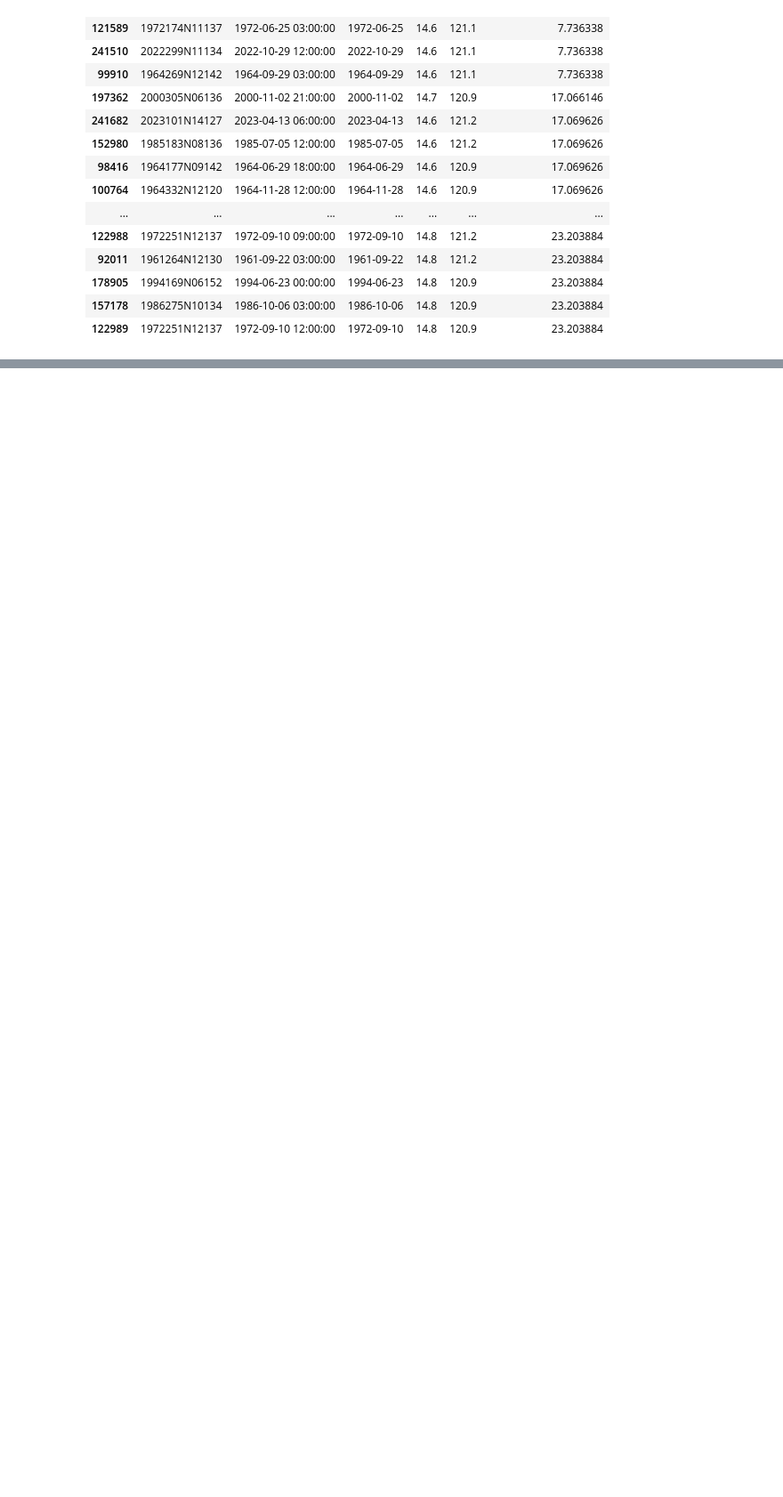
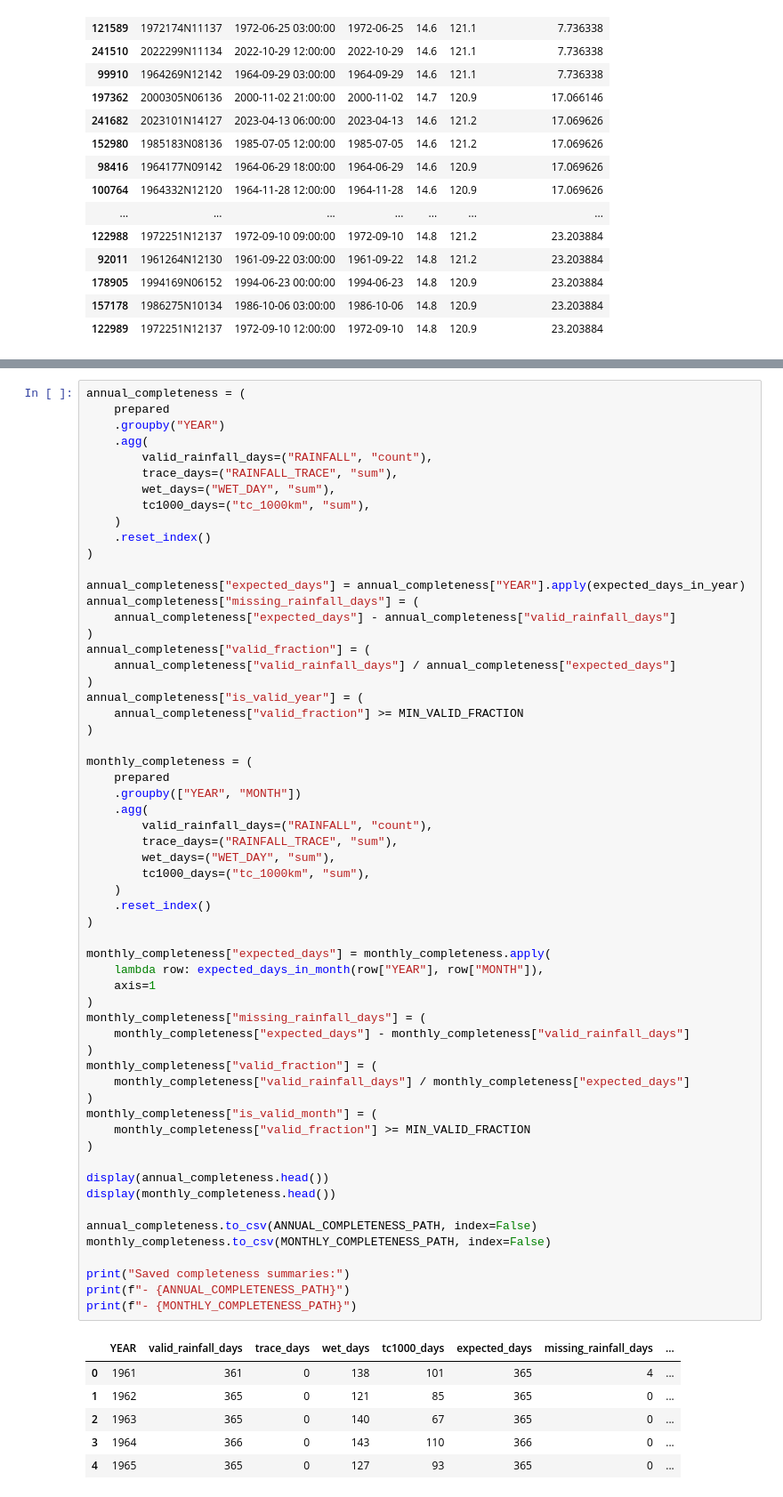
Before and after one commit to baracoma/science-garden-rainfall-trends, a Jupyter notebook: 01_data_preparation.ipynb, the cells around one changed output, grey strips where cells are left out. Shown at 89% size. Cells and saved outputs as stored; diff of their text form; blank space fills up the shorter version.

```diff
--- a/01_data_preparation.ipynb
+++ b/01_data_preparation.ipynb
@@ -412,0 +598,66 @@ Closest IBTrACS track points to Science Garden
+# %%
+annual_completeness = (
+    prepared
+    .groupby("YEAR")
+    .agg(
+        valid_rainfall_days=("RAINFALL", "count"),
+        trace_days=("RAINFALL_TRACE", "sum"),
+        wet_days=("WET_DAY", "sum"),
+        tc1000_days=("tc_1000km", "sum"),
+    )
+    .reset_index()
+)
+
+annual_completeness["expected_days"] = annual_completeness["YEAR"].apply(expected_days_in_year)
+annual_completeness["missing_rainfall_days"] = (
+    annual_completeness["expected_days"] - annual_completeness["valid_rainfall_days"]
+)
+annual_completeness["valid_fraction"] = (
+    annual_completeness["valid_rainfall_days"] / annual_completeness["expected_days"]
+)
+annual_completeness["is_valid_year"] = (
+    annual_completeness["valid_fraction"] >= MIN_VALID_FRACTION
+)
+
+monthly_completeness = (
+    prepared
+    .groupby(["YEAR", "MONTH"])
+    .agg(
+        valid_rainfall_days=("RAINFALL", "count"),
+        trace_days=("RAINFALL_TRACE", "sum"),
+        wet_days=("WET_DAY", "sum"),
+        tc1000_days=("tc_1000km", "sum"),
+    )
+    .reset_index()
+)
+
+monthly_completeness["expected_days"] = monthly_completeness.apply(
+    lambda row: expected_days_in_month(row["YEAR"], row["MONTH"]),
+    axis=1
+)
+monthly_completeness["missing_rainfall_days"] = (
+    monthly_completeness["expected_days"] - monthly_completeness["valid_rainfall_days"]
+)
+monthly_completeness["valid_fraction"] = (
+    monthly_completeness["valid_rainfall_days"] / monthly_completeness["expected_days"]
+)
+monthly_completeness["is_valid_month"] = (
+    monthly_completeness["valid_fraction"] >= MIN_VALID_FRACTION
+)
+
+display(annual_completeness.head())
+display(monthly_completeness.head())
+
+annual_completeness.to_csv(ANNUAL_COMPLETENESS_PATH, index=False)
+monthly_completeness.to_csv(MONTHLY_COMPLETENESS_PATH, index=False)
+
+print("Saved completeness summaries:")
+print(f"- {ANNUAL_COMPLETENESS_PATH}")
+print(f"- {MONTHLY_COMPLETENESS_PATH}")
+# %% [output]
+|  | YEAR | valid_rainfall_days | trace_days | wet_days | tc1000_days | expected_days | missing_rainfall_days | ... |
+| 0 | 1961 | 361 | 0 | 138 | 101 | 365 | 4 | ... |
+| 1 | 1962 | 365 | 0 | 121 | 85 | 365 | 0 | ... |
+| 2 | 1963 | 365 | 0 | 140 | 67 | 365 | 0 | ... |
+| 3 | 1964 | 366 | 0 | 143 | 110 | 366 | 0 | ... |
+| 4 | 1965 | 365 | 0 | 127 | 93 | 365 | 0 | ... |
```
Also changed, not shown: parts of 8 cells of this notebook, 1 other file.
